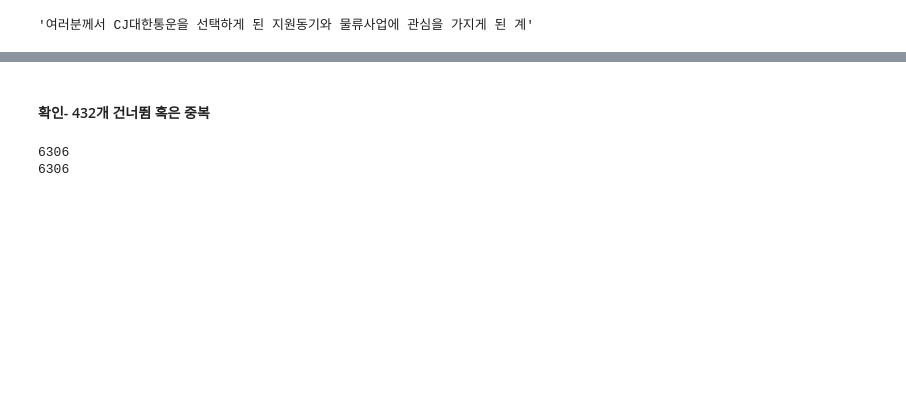
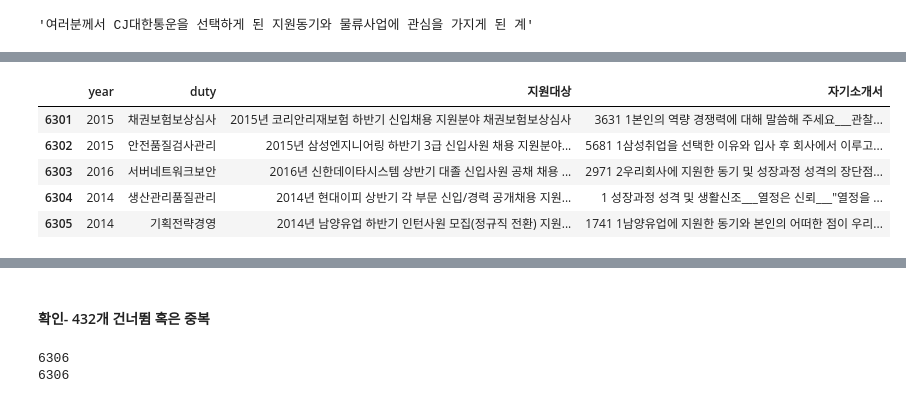
Before and after one commit to firstock/justBackup, a Jupyter notebook: utility/scrap_passSelfintro.ipynb, the cells around one changed output, grey strips where cells are left out. Cells and saved outputs as stored; diff of their text form; code cells hidden in the pictures; blank space fills up the shorter version.

```diff
--- a/utility/scrap_passSelfintro.ipynb
+++ b/utility/scrap_passSelfintro.ipynb
@@ -305,2 +333,2 @@ def yearFront(inStr):
 # %%
-content.applymap(yearFront)
+content= content.applymap(yearFront)
@@ -325,0 +393,11 @@ content.applymap(yearFront)
+# %%
+valueDuty= content['지원대상'].apply(searchDuty)
+content.insert(1, 'duty', valueDuty)
+content.tail()
+# %% [output]
+|  | year | duty | 지원대상 | 자기소개서 |
+| 6301 | 2015 | 채권보험보상심사 | 2015년 코리안리재보험 하반기 신입채용 지원분야 채권보험보상심사 | 3631 1본인의 역량 경쟁력에 대해 말씀해 주세요___관찰... |
+| 6302 | 2015 | 안전품질검사관리 | 2015년 삼성엔지니어링 하반기 3급 신입사원 채용 지원분야... | 5681 1삼성취업을 선택한 이유와 입사 후 회사에서 이루고... |
+| 6303 | 2016 | 서버네트워크보안 | 2016년 신한데이타시스템 상반기 대졸 신입사원 공채 채용 ... | 2971 2우리회사에 지원한 동기 및 성장과정 성격의 장단점... |
+| 6304 | 2014 | 생산관리품질관리 | 2014년 현대이피 상반기 각 부문 신입/경력 공개채용 지원... | 1 성장과정 성격 및 생활신조___열정은 신뢰___"열정을 ... |
+| 6305 | 2014 | 기획전략경영 | 2014년 남양유업 하반기 인턴사원 모집(정규직 전환) 지원... | 1741 1남양유업에 지원한 동기와 본인의 어떠한 점이 우리... |
```
Also changed, not shown: parts of 34 cells of this notebook, 1 other file.
